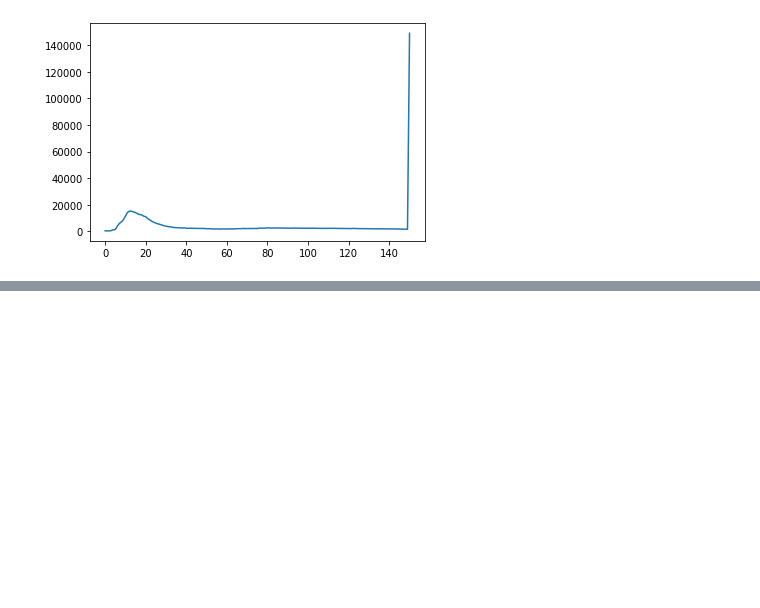
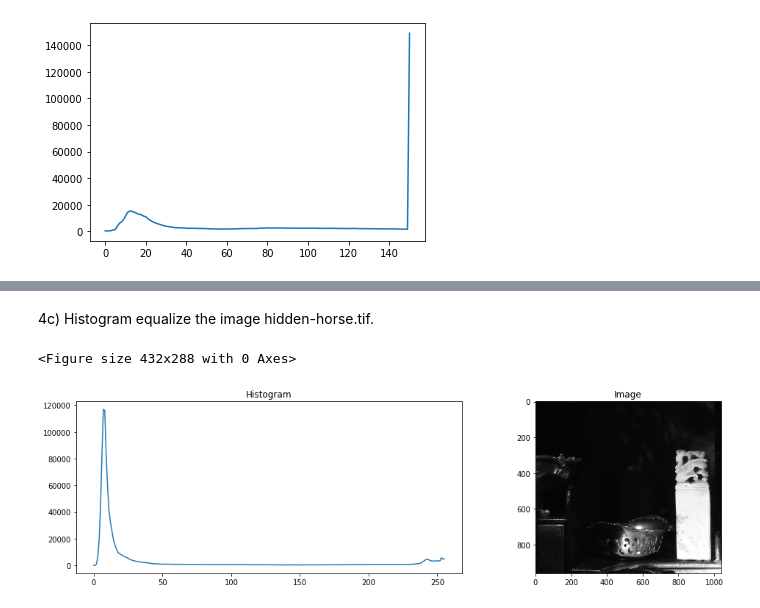
Before and after one commit to phxtho/digital-image-processing, a Jupyter notebook: Lab2/lab2.ipynb, the cells around one changed output, grey strips where cells are left out. Saved outputs shown, nothing was run; the diff lists cells and outputs as text; code cells hidden in the pictures; blank space fills up the shorter version.

```diff
--- a/Lab2/lab2.ipynb
+++ b/Lab2/lab2.ipynb
@@ -91,0 +148,21 @@ plt.show()
+# %% [markdown]
+4c) Histogram equalize the image hidden-horse.tif.
+# %%
+img = io.imread('hidden-horse.tif')
+img_hist, centres =  exposure.histogram(img)
+
+plt.tight_layout()
+plt.figure(num=None, figsize=(15, 4))
+
+plt.subplot(1,2,1)
+plt.plot(img_hist)
+plt.title('Histogram')
+
+plt.subplot(1,2,2)
+io.imshow(img)
+plt.title('Image')
+
+plt.show()
+# %% [output]
+<Figure size 432x288 with 0 Axes>
+[figure, added]
```
Also changed, not shown: parts of 20 cells of this notebook, 3 other files.
